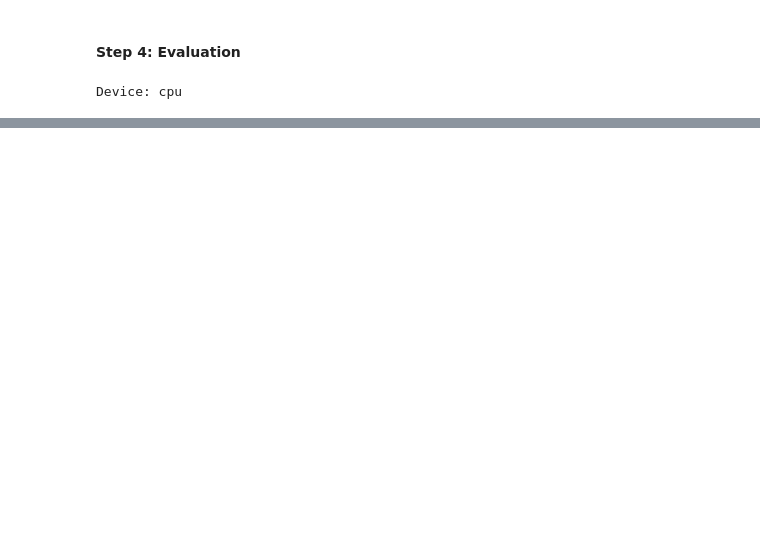
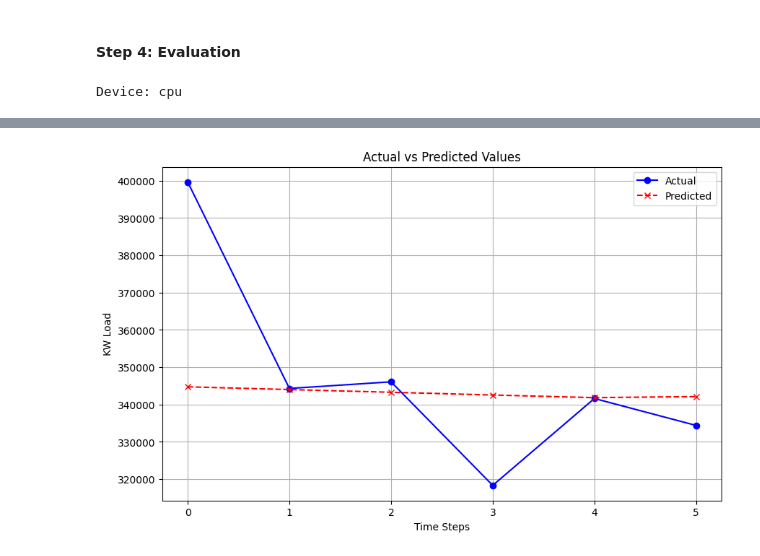
Before and after one commit to alfa-echo-niner-ait/loadlstm, a Jupyter notebook: testing.ipynb, the cells around one changed output, grey strips where cells are left out. Saved outputs shown, nothing was run; the diff lists cells and outputs as text; code cells hidden in the pictures; blank space fills up the shorter version.

Commit message:
Test and Performance improvement, tuning hyper params

```diff
--- a/testing.ipynb
+++ b/testing.ipynb
@@ -374,7 +415,7 @@ Initialize the model, loss function, and optimizer
 # %%
 # Initialize model, loss function, and optimizer with L2 regularization
 input_dim = len(features_to_normalize)
-hidden_dim = 50
+hidden_dim = 64
 output_dim = 1
 dropout = 0.2
 # %%
@@ -392,8 +433,8 @@ tensor(0.)
 # %% [markdown]
 #### Step 3: Training loop
 # %%
-num_epochs = 200
-batch_size = 16
+num_epochs = 50
+batch_size = 32
 patience = 20
 best_loss = float("inf")
 patience_counter = 0
@@ -574,0 +612,26 @@ RMSE: 32562.6615 KW
+# %%
+# Make predictions using the trained model
+model.eval()  # Set the model to evaluation mode
+with torch.no_grad():
+    predicted = model(X_test_tensor.to(device)).cpu().numpy()
+
+# Reshape predicted to match y_test
+predicted = predicted.reshape(-1)
+# %%
+# Create an empty array with the same shape as the original scaled data (with 6 features)
+y_test_placeholder = np.zeros((y_test.shape[0], len(features_to_normalize)))
+predicted_placeholder = np.zeros((predicted.shape[0], len(features_to_normalize)))
+
+# Place the KW column (first column) into the first column of the placeholder
+y_test_placeholder[:, 0] = y_test  # Put the actual test KW values in the first column
+predicted_placeholder[:, 0] = (
+    predicted  # Put the predicted KW values in the first column
+)
+
+# Inverse transform the data to get the original KW values
+y_test_actual = scaler.inverse_transform(y_test_placeholder)[
+    :, 0
+]  # Extract only the KW column
+predicted_values = scaler.inverse_transform(predicted_placeholder)[
+    :, 0
+]  # Extract only the KW column
@@ -574,0 +655,15 @@ RMSE: 32562.6615 KW
+# %%
+import matplotlib.pyplot as plt
+
+plt.figure(figsize=(10, 6))
+plt.plot(y_test_actual, label="Actual", color="blue", marker="o")
+plt.plot(predicted_values, label="Predicted", color="red", linestyle="--", marker="x")
+
+plt.xlabel("Time Steps")
+plt.ylabel("KW Load")
+plt.title("Actual vs Predicted Values")
+plt.legend()
+plt.grid(True)
+plt.show()
+# %% [output]
+[figure, added]
```
Also changed, not shown: parts of 10 cells of this notebook, 1 other file.
